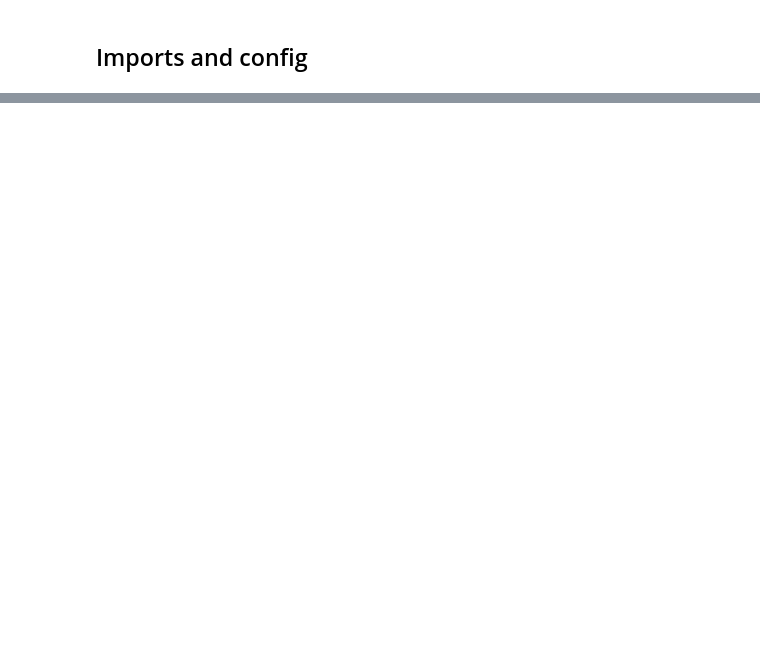
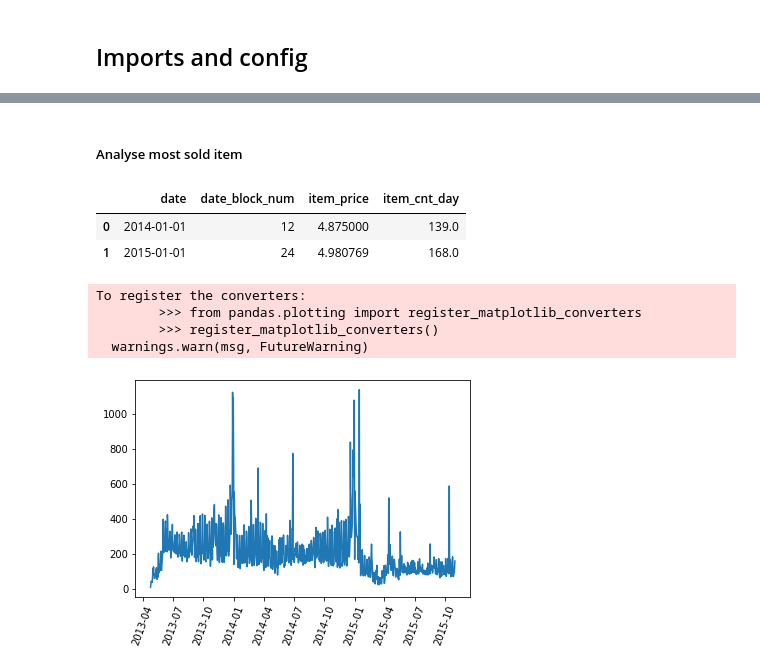
Before and after one commit to RobBlanchard/kaggle-predict-sales, a Jupyter notebook: EDA.ipynb, the cells around one changed output, grey strips where cells are left out. Cells and saved outputs as stored; diff of their text form; code cells hidden in the pictures; blank space fills up the shorter version.

```diff
--- a/EDA.ipynb
+++ b/EDA.ipynb
@@ -9,3 +14,4 @@ import matplotlib.pyplot as plt
 # %%
-train = pd.read_csv("data/items.csv")
-train.head()
+train = pd.read_csv(cfg.FILENAMES['TRAIN_SALES'])
+print(len(train))
+train.head(2)
@@ -18,0 +62,24 @@ train.head()
+# %% [markdown]
+##### Analyse most sold item
+# %%
+train_most_sold = train.loc[train["item_id"]==20949,]
+train_most_sold = (train_most_sold.groupby(by="date")
+                  .agg({"date_block_num":"first", "item_price":"mean", "item_cnt_day":"sum"})
+                  .reset_index())
+train_most_sold["date"] = pd.to_datetime(train_most_sold["date"], format = "%d.%m.%Y").dt.date
+train_most_sold.head(2)
+# %% [output]
+|  | date | date_block_num | item_price | item_cnt_day |
+| 0 | 2014-01-01 | 12 | 4.875000 | 139.0 |
+| 1 | 2015-01-01 | 24 | 4.980769 | 168.0 |
+# %%
+train_most_sold = train_most_sold.sort_values(by="date", ascending=True)
+plt.plot(train_most_sold["date"], train_most_sold["item_cnt_day"])
+plt.xticks(rotation=70)
+plt.show()
+# %% [output]
+To register the converters:
+        >>> from pandas.plotting import register_matplotlib_converters
+        >>> register_matplotlib_converters()
+  warnings.warn(msg, FutureWarning)
+[figure, added]
```
Also changed, not shown: parts of 52 cells of this notebook, 2 other files.
